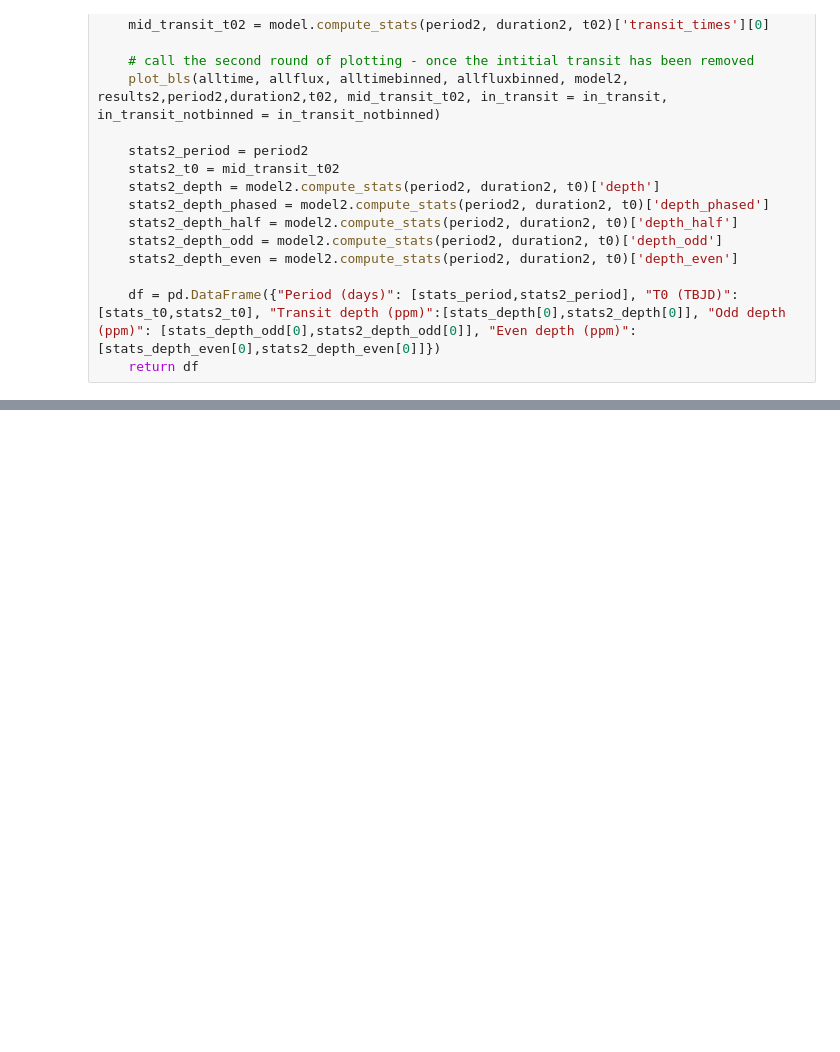
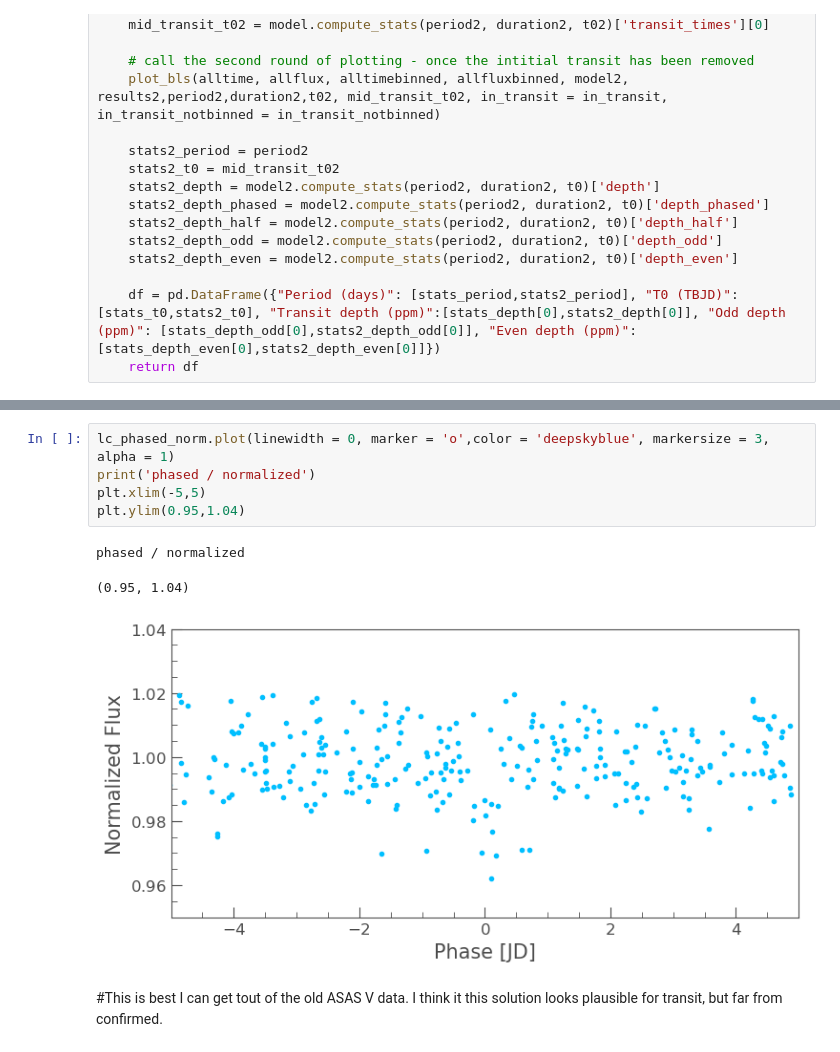
Before and after one commit to ASainio/ASASSN-21qj, a Jupyter notebook: BLS_ASAS_V.ipynb, the cells around one changed output, grey strips where cells are left out. Drawn from its saved outputs; the diff is of its cells as text; blank space fills up the shorter version.

```diff
--- a/BLS_ASAS_V.ipynb
+++ b/BLS_ASAS_V.ipynb
@@ -313,0 +311,11 @@ Suggestive periods below for ASAS V:
+# %%
+lc_phased_norm.plot(linewidth = 0, marker = 'o',color = 'deepskyblue', markersize = 3, alpha = 1)
+print('phased / normalized')
+plt.xlim(-5,5)
+plt.ylim(0.95,1.04)
+# %% [output]
+phased / normalized
+(0.95, 1.04)
+[figure, added]
+# %% [markdown]
+#This is best I can get tout of the old ASAS V data. I think it this solution looks plausible for transit, but far from confirmed.
```
Also changed, not shown: parts of 10 cells of this notebook.
